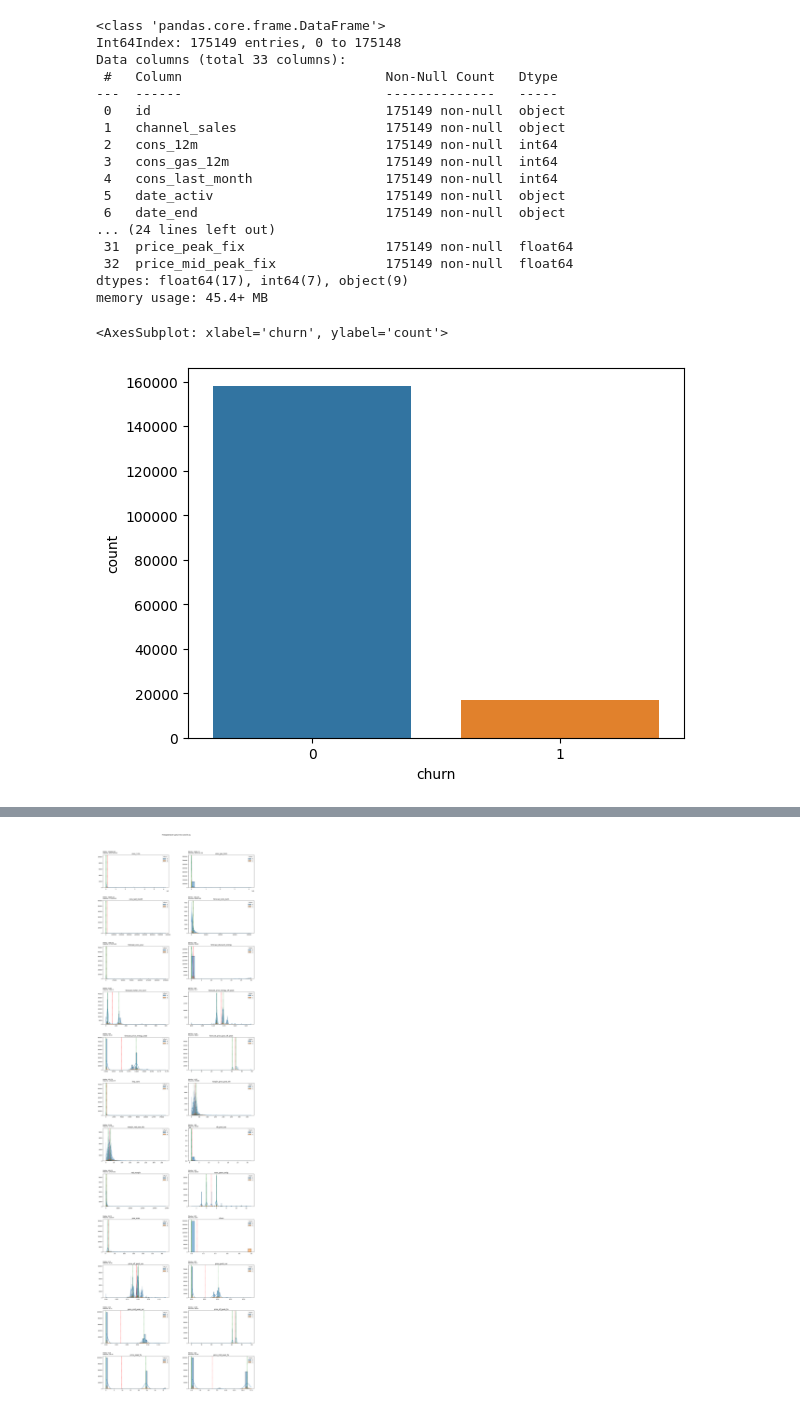
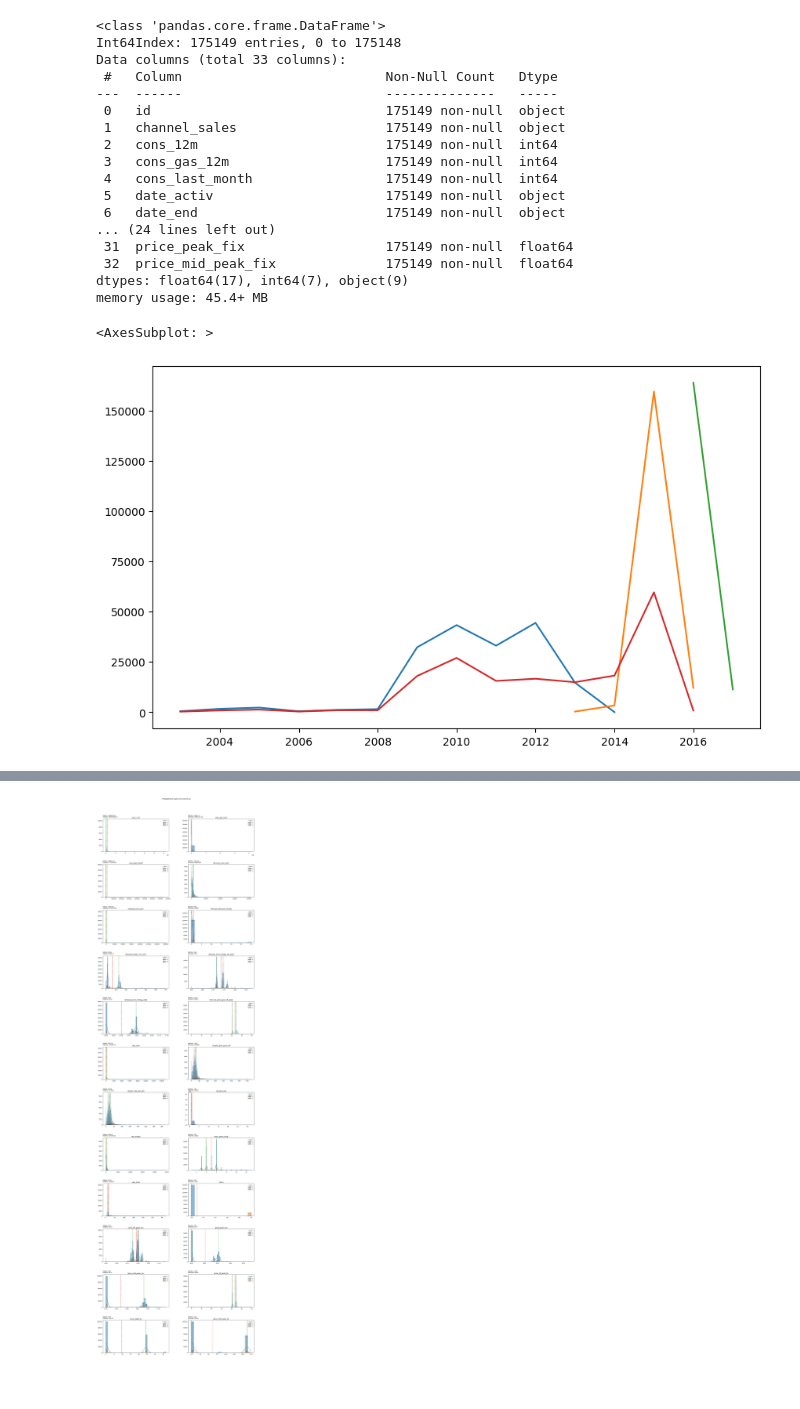
Before and after one commit to LissesCastro/BCG---Experience-Program, a Jupyter notebook: EDA.ipynb, the cells around one changed output, grey strips where cells are left out. Cells and saved outputs as stored; diff of their text form; code cells hidden in the pictures.

```diff
--- a/EDA.ipynb
+++ b/EDA.ipynb
@@ -117,10 +137,14 @@ for var in ['date_activ', 'date_end', 'date_modif_prod', 'date_renewal']:
+# %%
+fig, axes = plt.subplots()
+df['year_activ'].value_counts().sort_index(ascending=True).plot(kind='line', figsize=(10, 6))
+df['year_renewal'].value_counts().sort_index(ascending=True).plot(kind='line', figsize=(10, 6))
+df['year_end'].value_counts().sort_index(ascending=True).plot(kind='line', figsize=(10, 6))
+df['year_modif_prod'].value_counts().sort_index(ascending=True).plot(kind='line', figsize=(10, 6))
+# %% [output]
+<AxesSubplot: >
+[figure, added]
 # %%
 date_vars = df.select_dtypes(include=[np.datetime64]).columns.to_list()
 num_vars = df.select_dtypes(include=[np.number]).columns.to_list()
 
 df_dates = df[date_vars]
-# %%
-sns.countplot(data=df, x='churn')
-# %% [output]
-<AxesSubplot: xlabel='churn', ylabel='count'>
-[figure, removed]
```
Also changed, not shown: parts of 19 cells of this notebook.
